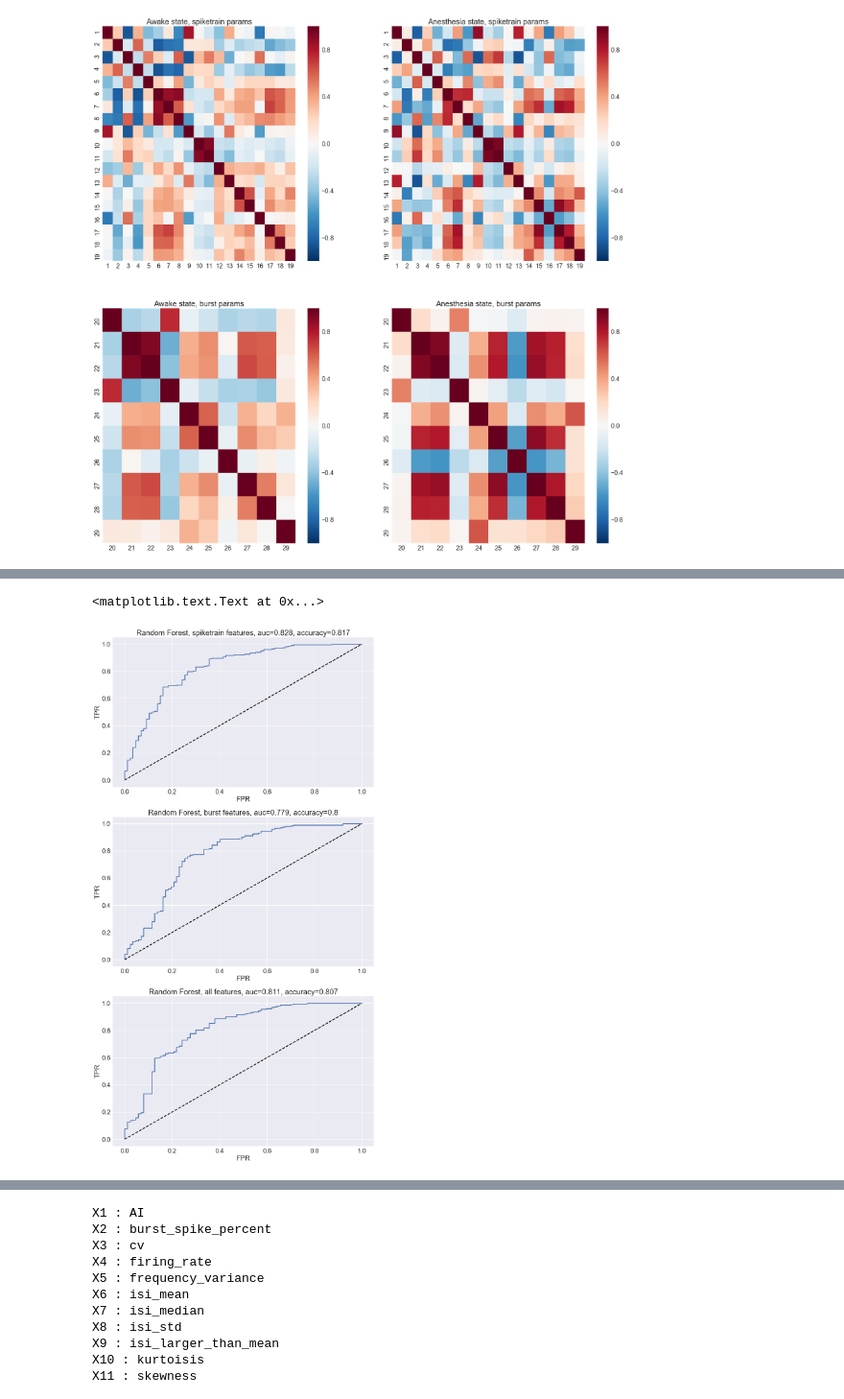
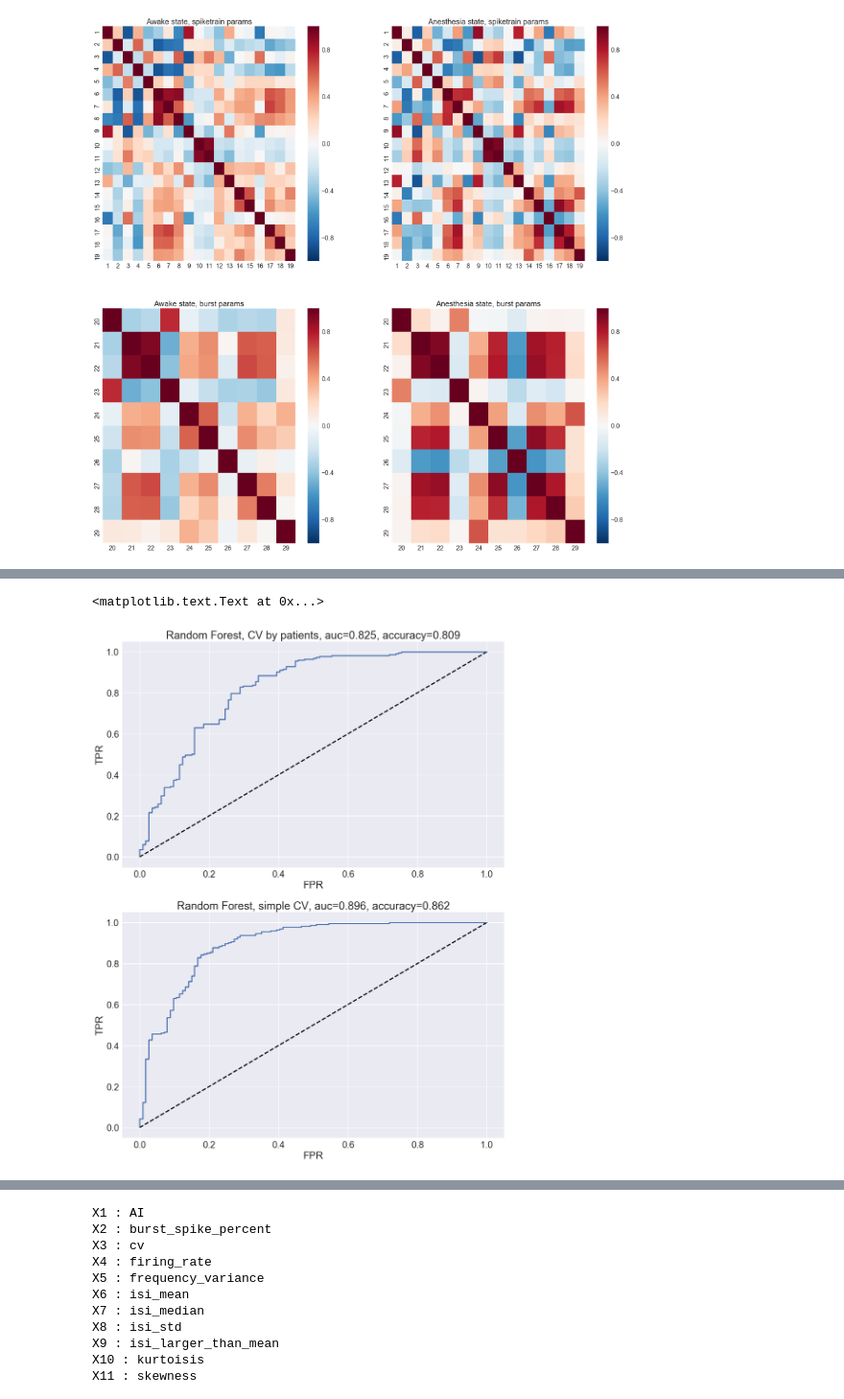
Before and after one commit to Vlad0922/neurophysiology, a Jupyter notebook: awake_vs_sleep/compare_sleep_spontan.ipynb, the cells around one changed output, grey strips where cells are left out. Shown at 96% size. Cells and saved outputs as stored; diff of their text form; code cells hidden in the pictures.

```diff
--- a/awake_vs_sleep/compare_sleep_spontan.ipynb
+++ b/awake_vs_sleep/compare_sleep_spontan.ipynb
@@ -263,7 +268,7 @@ def score(X, y, patients, pbar, cv_type, model_type, metric, params):
 def optimize(X, y, patients, trials, cv_type='simple', model_type='xgb', metric='accuracy', max_evals=250):
     space = {
              'n_estimators' : hp.quniform('n_estimators', 100, 1000, 1),
-             'learning_rate' : hp.quniform('learning_rate', 0.025, 0.5, 0.025),
+#              'learning_rate' : hp.quniform('learning_rate', 0.025, 0.5, 0.025),
              'max_depth' : hp.quniform('max_depth', 1, 13, 1),
 #              'max_features': hp.quniform('max_features', 1, X.shape[1], 1),
              }
@@ -274,13 +279,13 @@ def optimize(X, y, patients, trials, cv_type='simple', model_type='xgb', metric=
 
     return fix_params(best_params)
 # %%
-awake_idx = old_cols.index('awake') + 1
+# awake_idx = old_cols.index('awake') + 1
 
-X = data.drop(awake_idx, axis=1)
-X_burst = data.drop(spiketrain_idx + [awake_idx], axis=1)
-X_spiketrain = data.drop(burst_idx + [awake_idx], axis=1)
+X = data.drop(['awake'], axis=1)
+# X_burst = data.drop(spiketrain_idx + [awake_idx], axis=1)
+# X_spiketrain = data.drop(burst_idx + [awake_idx], axis=1)
 
-y = data[awake_idx]
+y = data['awake']
 # %%
 trials = Trials()
 best_params_all = optimize(X, y, patients, trials, cv_type='patient', model_type='rf', metric='auc', max_evals=250)
@@ -297,23 +322,21 @@ best_params_all = optimize(X, y, patients, trials, cv_type='patient', model_type
 # %%
 trials = Trials()
-best_params_spiketrain = optimize(X_spiketrain, y, patients, trials, model_type='xgb', cv_type='patient')
+xgb_pat = optimize(X, y, patients, trials, model_type='xgb', cv_type='patient')
 
 # patient_cv(X_spiketrain, y, patients, 'xgb', best_params_spiketrain)
 # %%
 trials = Trials()
-best_params_burst = optimize(X_burst, y, patients, trials, model_type='xgb', cv_type='patient')
+xgb_cv = optimize(X, y, patients, trials, model_type='xgb', cv_type='simple')
 
 # patient_cv(X_burst, y, patients, 'xgb', best_params_burst)
 # %%
-fig, (ax1, ax2, ax3) = plt.subplots(nrows=3, figsize=(15,30))
+fig, (ax1, ax2) = plt.subplots(nrows=2, figsize=(15,20))
 
-st_acc, st_auc = patient_cv(X_spiketrain, y, patients, 'xgb', best_params_spiketrain, ax=ax1)
-burst_acc, burst_auc = patient_cv(X_burst, y, patients, 'xgb', best_params_burst, ax=ax2)
-all_acc, all_auc = patient_cv(X, y, patients, 'xgb', best_params_all, ax=ax3)
+st_acc, st_auc = patient_cv(X, y, patients, 'xgb', xgb_pat, ax=ax1)
+burst_acc, burst_auc = simple_cv(X, y, patients, 'xgb', xgb_cv, ax=ax2)
 
-ax1.set_title('Random Forest, spiketrain features, auc={}, accuracy={}'.format(round(st_auc, 3), round(st_acc, 3)))
-ax2.set_title('Random Forest, burst features, auc={}, accuracy={}'.format(round(burst_auc, 3), round(burst_acc, 3)))
-ax3.set_title('Random Forest, all features, auc={}, accuracy={}'.format(round(all_auc, 3), round(all_acc, 3)))
+ax1.set_title('Random Forest, CV by patients, auc={}, accuracy={}'.format(round(st_auc, 3), round(st_acc, 3)))
+ax2.set_title('Random Forest, simple CV, auc={}, accuracy={}'.format(round(burst_auc, 3), round(burst_acc, 3)))
 # %% [output]
 <matplotlib.text.Text at 0x...>
-[figure, old version]
+[figure, new version]
```
Also changed, not shown: parts of 21 cells of this notebook, 2 other files.
